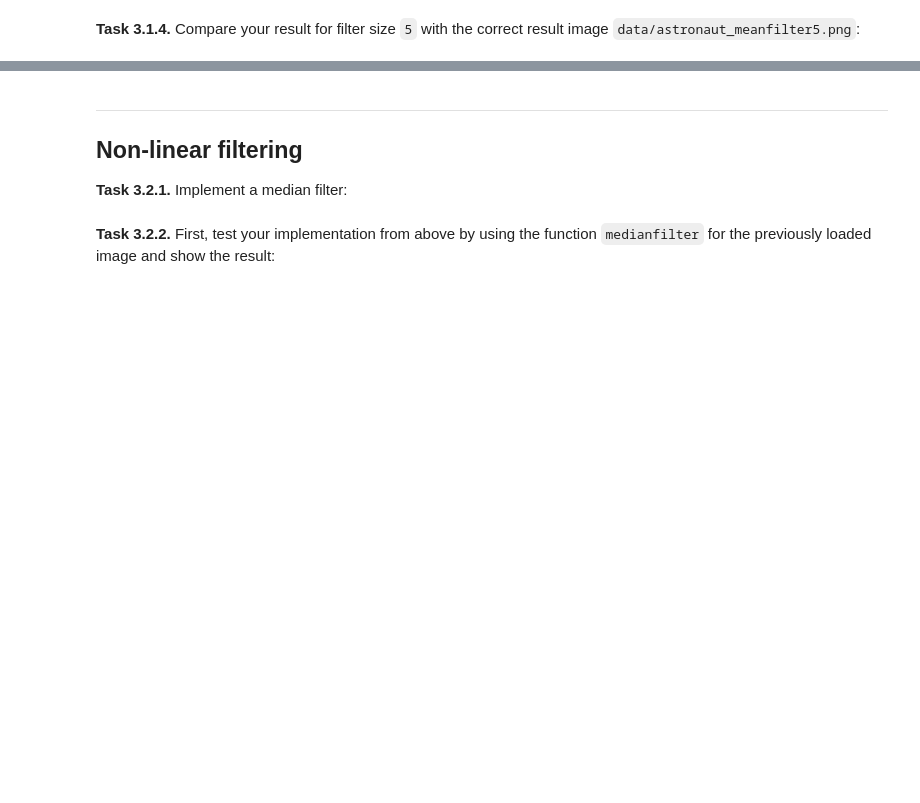
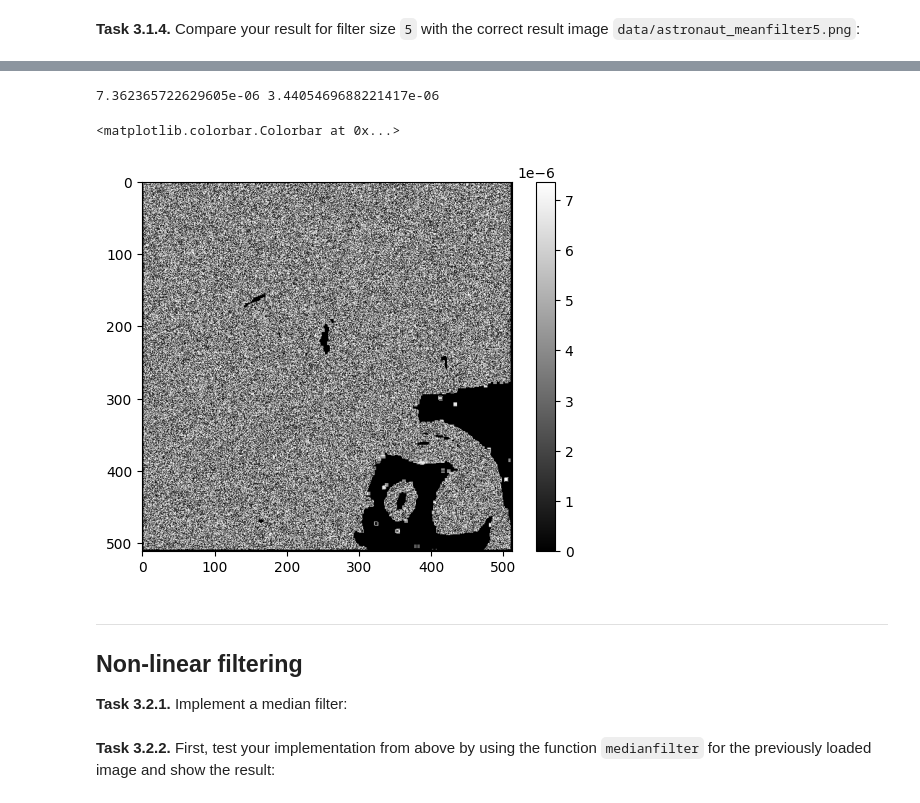
Before and after one commit to MichgibtEsnicht/mobi-fs3-python, a Jupyter notebook: task3.ipynb, the cells around one changed output, grey strips where cells are left out. Saved outputs shown, nothing was run; the diff lists cells and outputs as text; code cells hidden in the pictures; blank space fills up the shorter version.

```diff
--- a/task3.ipynb
+++ b/task3.ipynb
@@ -40,3 +64,12 @@ NameError: name 'np' is not defined
+# %%
+diff = numpy.abs(imgfilter5 - imgfilter5correct)
+print(diff.max(), diff.mean())
+
+plt.imshow(diff, cmap="gray"); plt.colorbar()
+# %% [output]
+7.362365722629605e-06 3.4405469688221417e-06
+<matplotlib.colorbar.Colorbar at 0x...>
+[figure, added]
 # %% [markdown]
 ---
 
```
Also changed, not shown: parts of 6 cells of this notebook.
